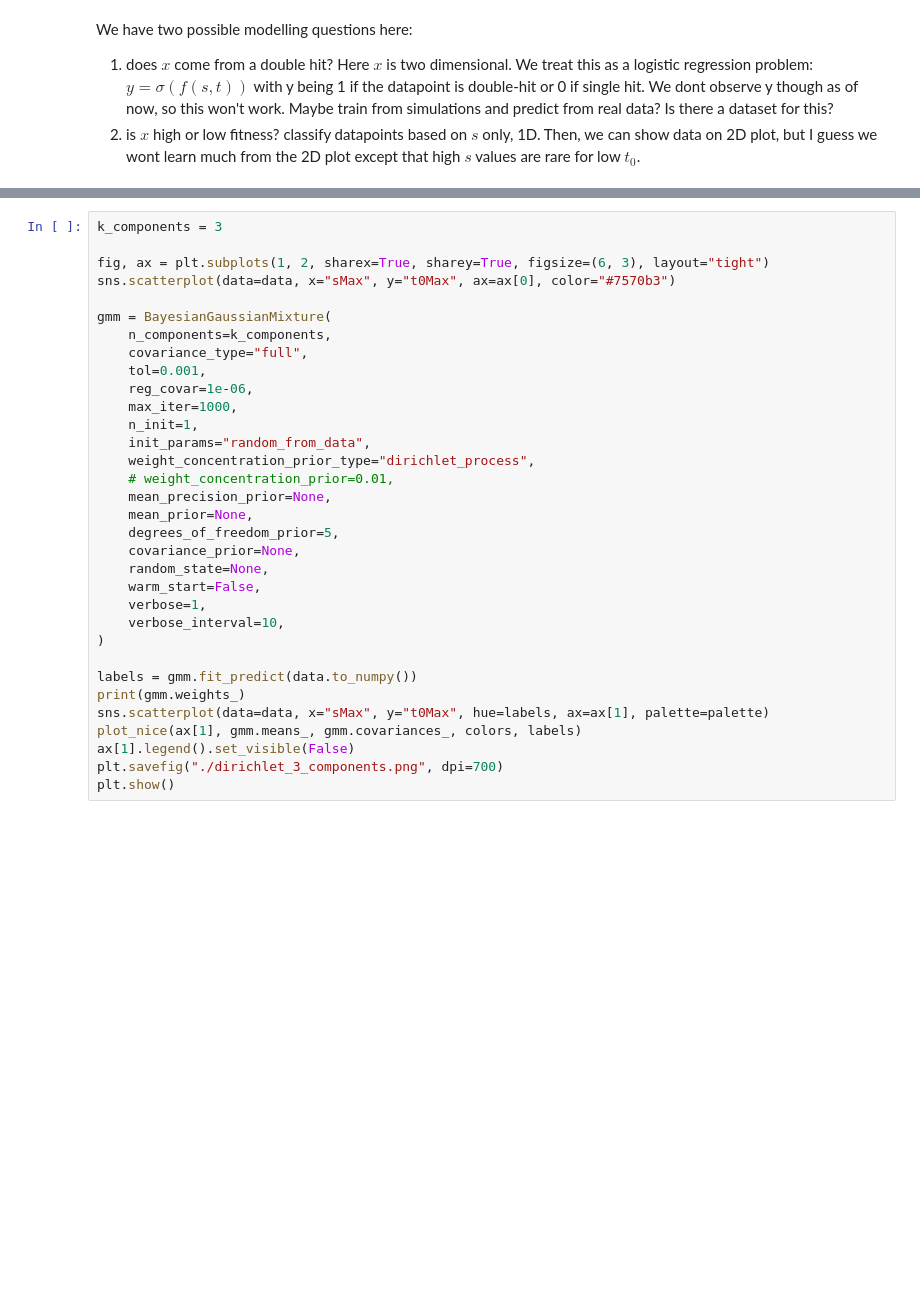
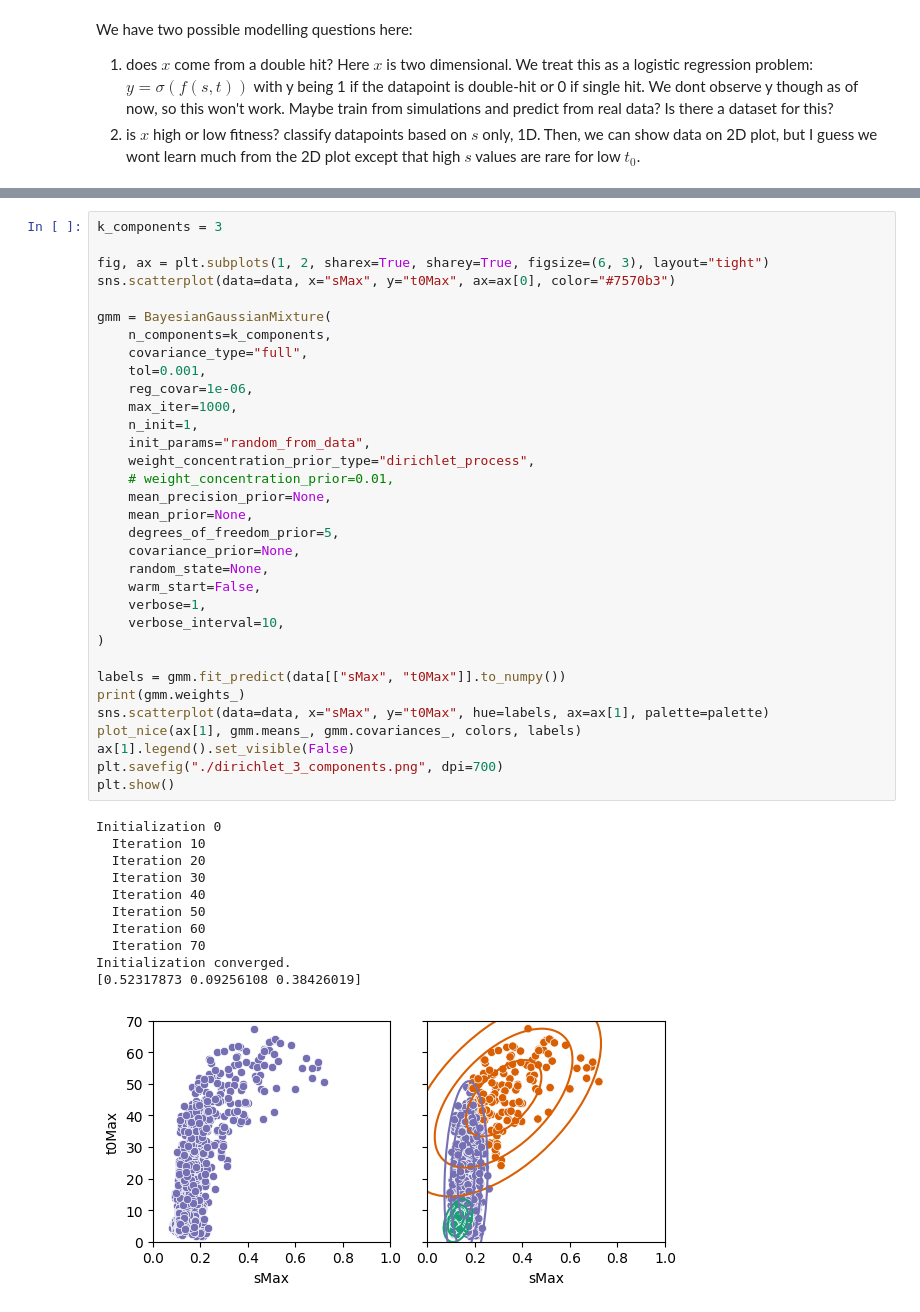
Before and after one commit to fraterenz/hsc-figures, a Jupyter notebook: inferences/doublehits/clustering.ipynb, the cells around one changed output, grey strips where cells are left out. Drawn from its saved outputs; the diff is of its cells as text; blank space fills up the shorter version.

```diff
--- a/inferences/doublehits/clustering.ipynb
+++ b/inferences/doublehits/clustering.ipynb
@@ -59,34 +76,46 @@ k_components = 3
 
 fig, ax = plt.subplots(1, 2, sharex=True, sharey=True, figsize=(6, 3), layout="tight")
 sns.scatterplot(data=data, x="sMax", y="t0Max", ax=ax[0], color="#7570b3")
 
 gmm = BayesianGaussianMixture(
     n_components=k_components,
     covariance_type="full",
     tol=0.001,
     reg_covar=1e-06,
     max_iter=1000,
     n_init=1,
     init_params="random_from_data",
     weight_concentration_prior_type="dirichlet_process",
     # weight_concentration_prior=0.01,
     mean_precision_prior=None,
     mean_prior=None,
     degrees_of_freedom_prior=5,
     covariance_prior=None,
     random_state=None,
     warm_start=False,
     verbose=1,
     verbose_interval=10,
 )
 
-labels = gmm.fit_predict(data.to_numpy())
+labels = gmm.fit_predict(data[["sMax", "t0Max"]].to_numpy())
 print(gmm.weights_)
 sns.scatterplot(data=data, x="sMax", y="t0Max", hue=labels, ax=ax[1], palette=palette)
 plot_nice(ax[1], gmm.means_, gmm.covariances_, colors, labels)
 ax[1].legend().set_visible(False)
 plt.savefig("./dirichlet_3_components.png", dpi=700)
 plt.show()
+# %% [output]
+Initialization 0
+  Iteration 10
+  Iteration 20
+  Iteration 30
+  Iteration 40
+  Iteration 50
+  Iteration 60
+  Iteration 70
+Initialization converged.
+[0.52317873 0.09256108 0.38426019]
+[figure, added]
 # %%
 # PRIORS
 n_features = 2  # 2D problem
```
Also changed, not shown: parts of 14 cells of this notebook, 21 other files.
